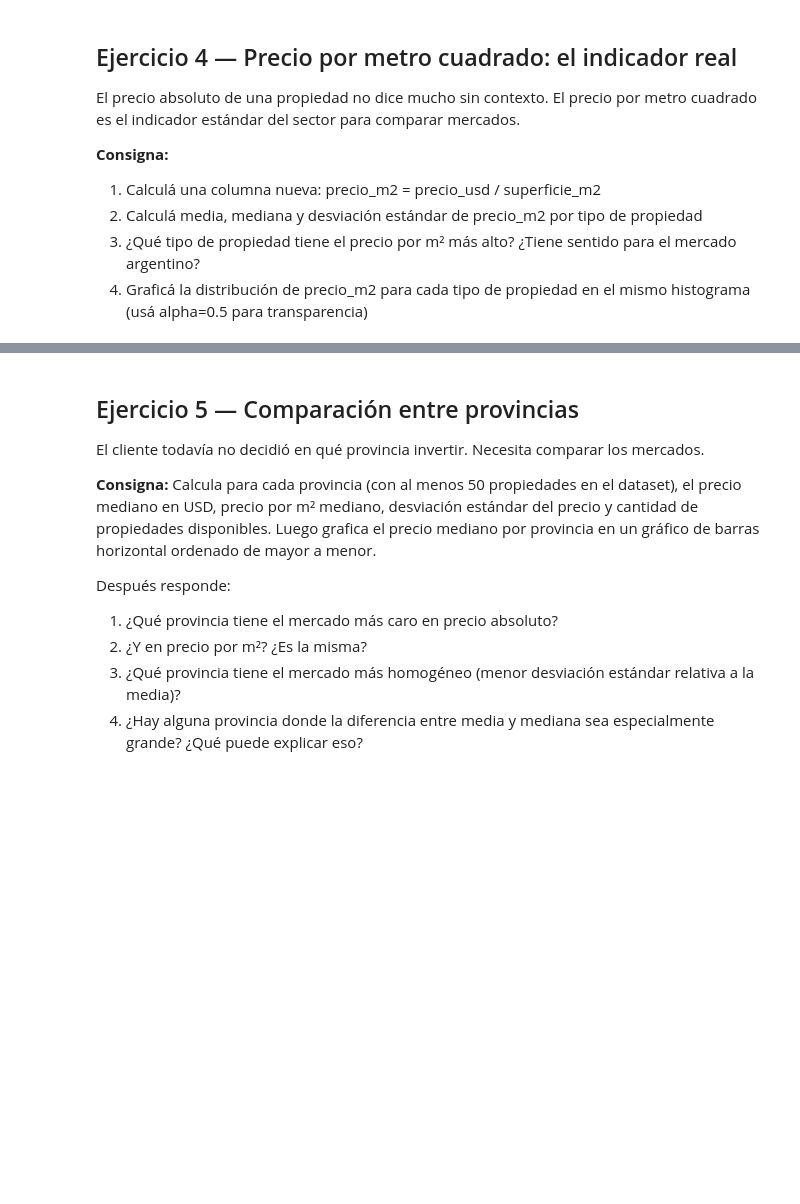
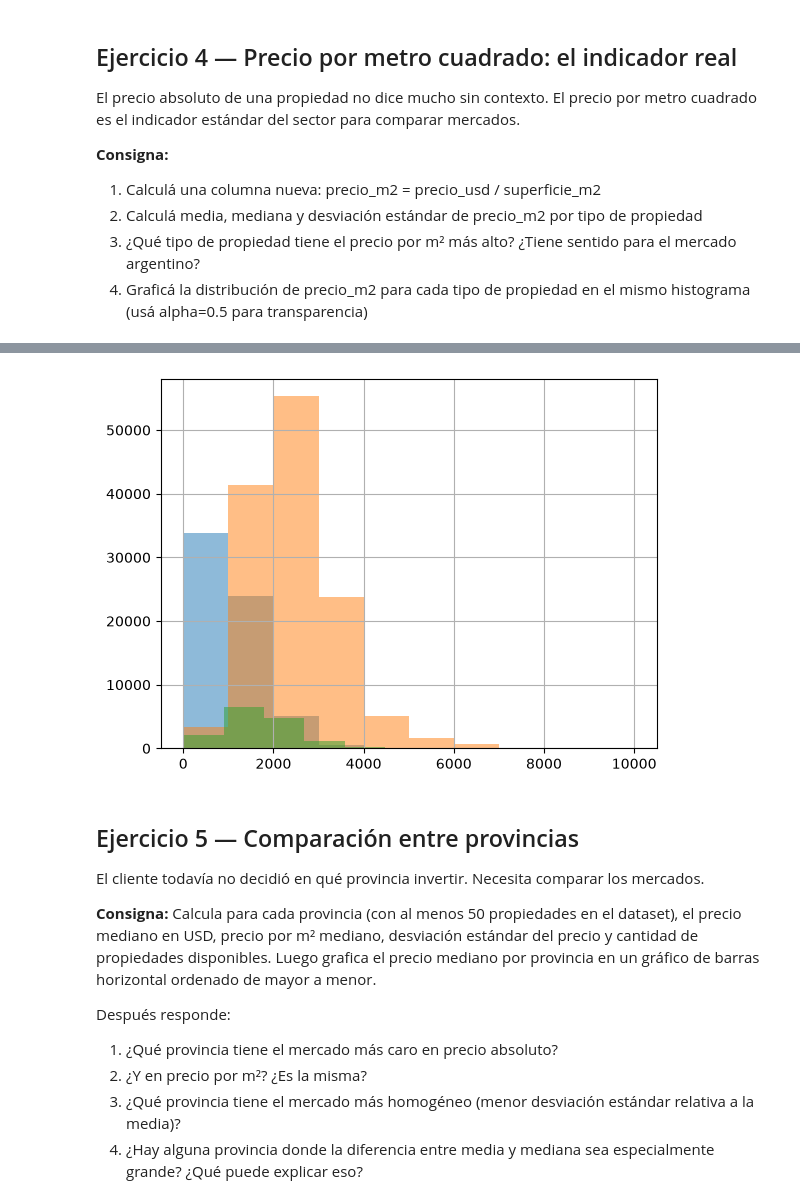
Before and after one commit to gseilerdev/data-analysis-course, a Jupyter notebook: modulo-3-transformacion/clase-11/practica/notebook.ipynb, the cells around one changed output, grey strips where cells are left out. Drawn from its saved outputs; the diff is of its cells as text; code cells hidden in the pictures; blank space fills up the shorter version.

```diff
--- a/modulo-3-transformacion/clase-11/practica/notebook.ipynb
+++ b/modulo-3-transformacion/clase-11/practica/notebook.ipynb
@@ -102,0 +190,4 @@ El precio absoluto de una propiedad no dice mucho sin contexto. El precio por me
+# %%
+##Calculo Precio por m2
+df_filtrado["precio_m2"] = df_filtrado["precio"] / df_filtrado["superficie_total"]
+df_filtrado[["precio_m2"]]
@@ -103,3 +250,15 @@ El precio absoluto de una propiedad no dice mucho sin contexto. El precio por me
+# %%
+df_filtrado = df_filtrado[(df_filtrado["precio_m2"] >= 0) & (df_filtrado["precio_m2"] <= 10000)]
+import matplotlib.pyplot as plt
+
+
+df_filtrado[df_filtrado["tipo_propiedad"]=="Casa"]["precio_m2"].hist(alpha=0.5)
+df_filtrado[df_filtrado["tipo_propiedad"]=="Departamento"]["precio_m2"].hist(alpha=0.5)
+df_filtrado[df_filtrado["tipo_propiedad"]=="PH"]["precio_m2"].hist(alpha=0.5)
+
+plt.show()
+# %% [output]
+[figure, added]
 # %% [markdown]
 ## Ejercicio 5 — Comparación entre provincias
 
```
Also changed, not shown: parts of 33 cells of this notebook.
